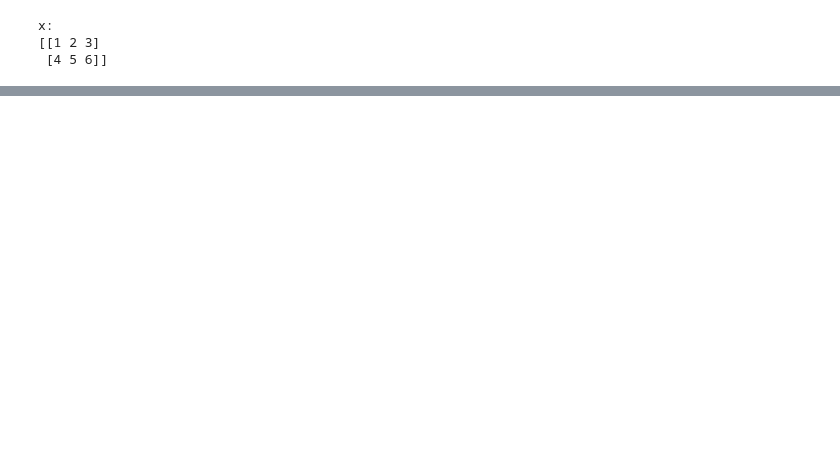
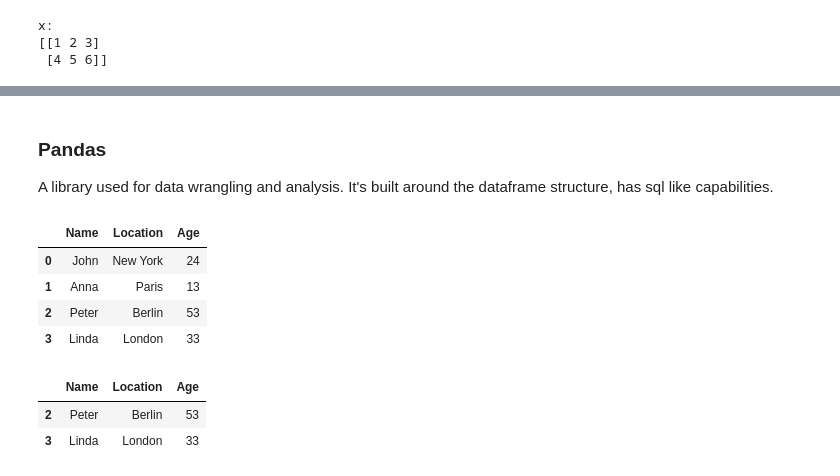
Before and after one commit to muokicaleb/Book_tutorials, a Jupyter notebook: Introduction_to_machine_learning_with_python_Andreas_C_Muller_Sarah_Guido/1. Introduction.ipynb, the cells around one changed output, grey strips where cells are left out. Drawn from its saved outputs; the diff is of its cells as text; code cells hidden in the pictures; blank space fills up the shorter version.

```diff
--- a/Introduction_to_machine_learning_with_python_Andreas_C_Muller_Sarah_Guido/1. Introduction.ipynb
+++ b/Introduction_to_machine_learning_with_python_Andreas_C_Muller_Sarah_Guido/1. Introduction.ipynb
@@ -71,0 +133,3 @@ x:
+# %% [markdown]
+### Pandas
+A library used for data wrangling and analysis. It's built around the dataframe structure, has sql like capabilities.
@@ -71,0 +138,24 @@ x:
+# %%
+# creating a dataset
+data  = { 'Name' :["John","Anna", "Peter", "Linda"],
+          'Location' : ["New York", "Paris", "Berlin", "London"],
+         'Age' : [24, 13, 53, 33]
+
+}
+# %%
+data_pandas = pd.DataFrame(data)
+# %%
+display(data_pandas)
+# %% [output]
+|  | Name | Location | Age |
+| 0 | John | New York | 24 |
+| 1 | Anna | Paris | 13 |
+| 2 | Peter | Berlin | 53 |
+| 3 | Linda | London | 33 |
+# %%
+# select all rows tha have an age column greater than 30
+display(data_pandas[data_pandas.Age > 30])
+# %% [output]
+|  | Name | Location | Age |
+| 2 | Peter | Berlin | 53 |
+| 3 | Linda | London | 33 |
```
Also changed, not shown: parts of 28 cells of this notebook.
